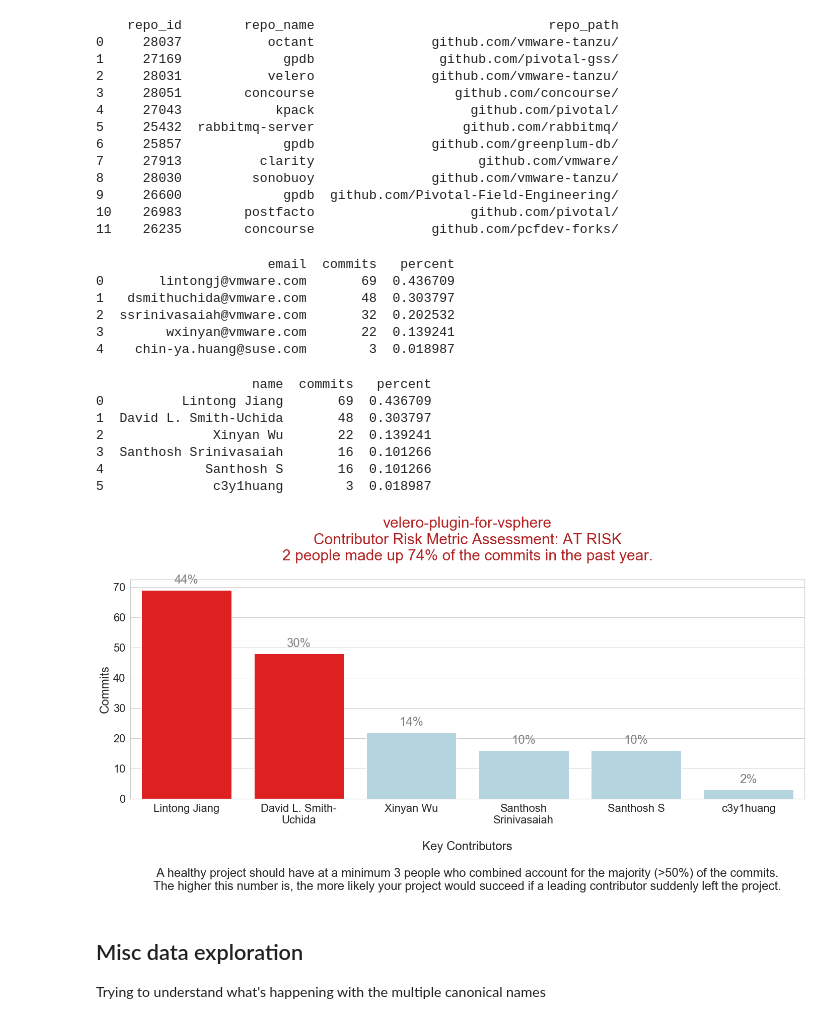
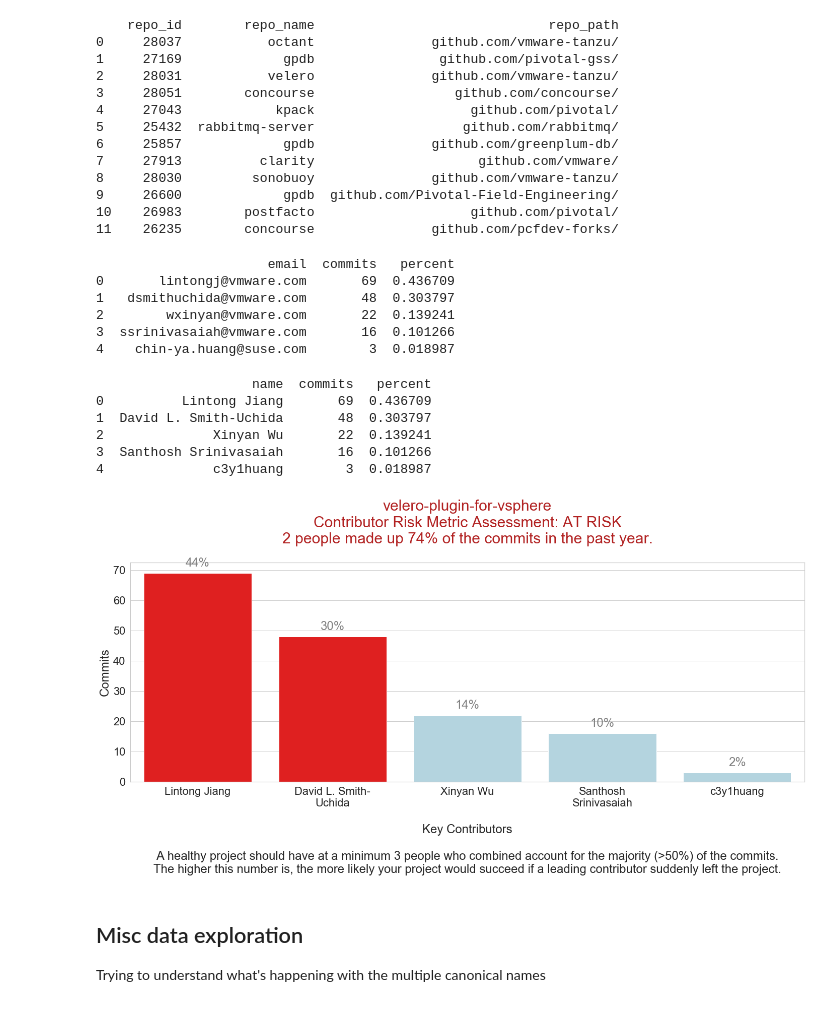
Before and after one commit to Hsingh2096/Hsingh2096, a Jupyter notebook: code/dawn_contrib_risk.ipynb, the cells around one changed output. Saved outputs shown, nothing was run; the diff lists cells and outputs as text; code cells hidden in the pictures.

```diff
--- a/code/dawn_contrib_risk.ipynb
+++ b/code/dawn_contrib_risk.ipynb
@@ -69,7 +69,7 @@ end_date = "'" + str(last_month) + "'"
 #print(end_date)
 
 start = last_month - datetime.timedelta(days=365)
-year_ago = "'" + str(start) + "'"
+start_date = "'" + str(start) + "'"
 #print(year_ago)
 # %%
 #Commit data - from humans excluding known bots
@@ -78,25 +78,25 @@ for value in repo_dict:
     commitsquery = f"""
                     SELECT
                         DISTINCT(cmt_commit_hash),
-                        CASE WHEN contributors.cntrb_canonical IS NOT NULL THEN contributors.cntrb_canonical ELSE cmt_author_email END AS cntrb_canonical,
-                        CASE WHEN canonical_full_names.cntrb_full_name IS NOT NULL THEN canonical_full_names.cntrb_full_name ELSE cmt_author_name END AS canonical_full_name,
+                        contributors.cntrb_canonical,
+                        canonical_full_names.cntrb_full_name AS canonical_full_name,
                         cmt_author_name, cmt_author_email, repo_id, cmt_author_timestamp
                     FROM commits
-                        LEFT OUTER JOIN contributors ON cntrb_email = cmt_author_email
-                        LEFT OUTER JOIN (
-                            SELECT cntrb_canonical, cntrb_full_name
+                        LEFT OUTER JOIN contributors ON cntrb_email = cmt_author_email left outer join
+                        (
+                            SELECT distinct on (cntrb_canonical) cntrb_full_name, cntrb_canonical, data_collection_date
                             FROM contributors
                             WHERE cntrb_canonical = cntrb_email
-                        ) canonical_full_names
-                        ON canonical_full_names.cntrb_canonical = contributors.cntrb_canonical
+                            order by cntrb_canonical
+                        ) canonical_full_names on canonical_full_names.cntrb_canonical = contributors.cntrb_canonical
                     WHERE
                         repo_id = {value}
                         AND cmt_author_name NOT LIKE 'snyk%%'
                         AND cmt_author_name NOT LIKE '%%bot'
                         AND cmt_author_name != 'Spring Operator'
                         AND cmt_author_name != 'Spring Buildmaster'
-                         AND cmt_author_timestamp >= {year_ago}
-                         AND cmt_author_timestamp <= {end_date}
+--                         AND cmt_author_timestamp >= {start_date}
+--                         AND cmt_author_timestamp <= {end_date}
                     ORDER BY
                         cntrb_canonical;
                     """
@@ -107,7 +107,8 @@ for value in repo_dict:
     get_repo_name = pd.read_sql_query(get_repo_name_query, con=engine)
     repo_name = get_repo_name.repo_name[0]
 
-commitsDF = pd.read_sql_query(commitsquery, con=engine)
+all_commitsDF = pd.read_sql_query(commitsquery, con=engine)
+commitsDF = all_commitsDF[(all_commitsDF['cmt_author_timestamp'] > start_date) & (all_commitsDF['cmt_author_timestamp'] < end_date)]
 total_commits = commitsDF.cmt_commit_hash.nunique()
 # %%
 authorDF = pd.DataFrame()
@@ -121,8 +122,8 @@ print()
                       email  commits   percent
 0       lintongj@vmware.com       69  0.436709
 1   dsmithuchida@vmware.com       48  0.303797
-2  ssrinivasaiah@vmware.com       32  0.202532
-3        wxinyan@vmware.com       22  0.139241
+2        wxinyan@vmware.com       22  0.139241
+3  ssrinivasaiah@vmware.com       16  0.101266
 4    chin-ya.huang@suse.com        3  0.018987
 # %%
 authorDF = pd.DataFrame()
@@ -137,8 +138,7 @@ print(authorDF.head(10))
 1  David L. Smith-Uchida       48  0.303797
 2              Xinyan Wu       22  0.139241
 3  Santhosh Srinivasaiah       16  0.101266
-4             Santhosh S       16  0.101266
-5              c3y1huang        3  0.018987
+4              c3y1huang        3  0.018987
 # %%
 import textwrap
 
@@ -157,12 +157,12 @@ for item in authorDF.iterrows():
 
     people_list.append([name, percent, commits])
 
-    if (cum_percent > .50 and num_people == 0):
+    if (cum_percent > .70 and num_people == 0):
         num_people = i
         risk_percent = cum_percent
 
     if i == 8:
-        if cum_percent <= .50:
+        if cum_percent <= .70:
             risk_percent = cum_percent
             num_people = i
         break
@@ -197,34 +197,34 @@ sns.set_style('ticks')
 sns.set(style="whitegrid", font_scale=2)
 
 fig, ax = plt.subplots()
 
 # the size of A4 paper
 fig.set_size_inches(24, 8)
 
 title = repo_name + "\nContributor Risk Metric Assessment: "
 
 if num_people < 3:
     title += "AT RISK"
     title_color = 'firebrick'
 else:
     title += "Healthy"
     title_color = 'forestgreen'
 title += "\n" + str(num_people) + " people made up " + "{:.0%}".format(risk_percent) + " of the commits in the past year.\n"
 
 risk_bar = sns.barplot(x=names, y=commits, palette=bar_colors).set_title(title, fontsize=30, color=title_color)
 
 risk_bar_labels = ax.set_xticklabels(names, wrap=True)
 risk_bar_labels = ax.set_ylabel('Commits')
 risk_bar_labels = ax.set_xlabel('\nKey Contributors\n\nA healthy project should have at a minimum 3 people who combined account for the majority (>50%) of the commits.\nThe higher this number is, the more likely your project would succeed if a leading contributor suddenly left the project.')
 
 i = 0
 for p in ax.patches:
     ax.annotate("{:.0%}".format(percents[i]), (p.get_x() + p.get_width() / 2., p.get_height()),
         ha='center', va='center', color='gray', xytext=(0, 20),
         textcoords='offset points')
     i+=1
 # %% [output]
-[figure, old version]
+[figure, new version]
 # %% [markdown]
 ## Misc data exploration
 Trying to understand what's happening with the multiple canonical names
```
Also changed, not shown: 4 other files.
